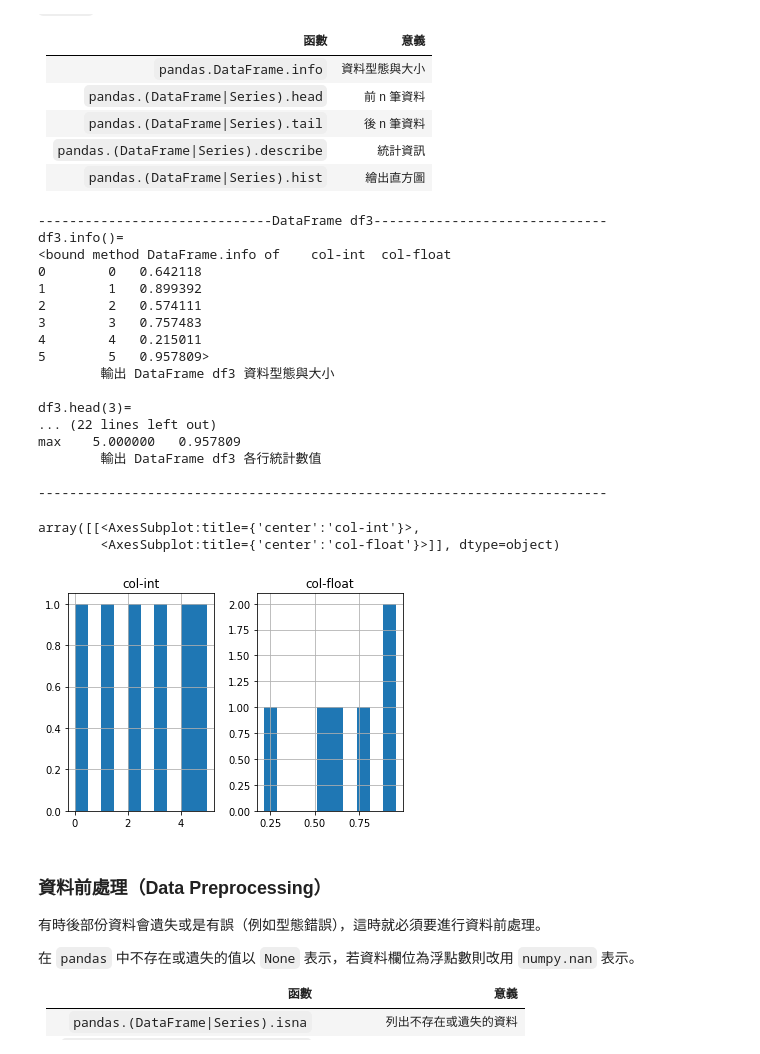
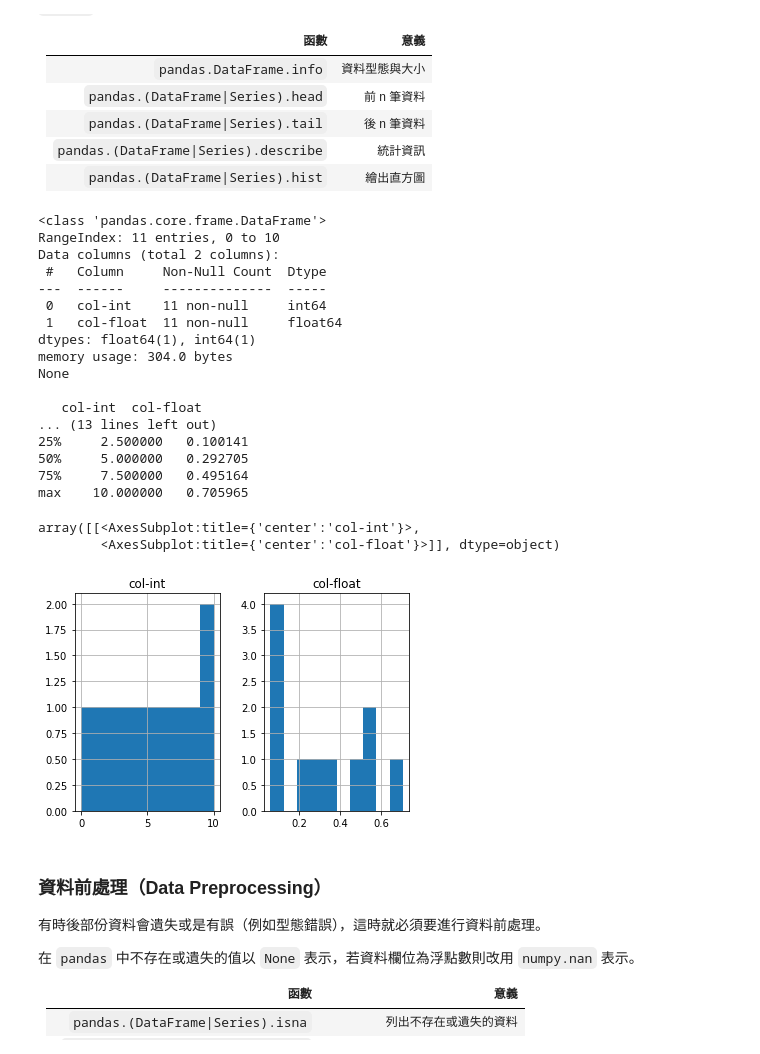
Before and after one commit to IKMLab/course_material, a Jupyter notebook: pandas-基本功能.ipynb, the cells around one changed output. Cells and saved outputs as stored; diff of their text form; code cells hidden in the pictures.

```diff
--- a/pandas-基本功能.ipynb
+++ b/pandas-基本功能.ipynb
@@ -286,43 +425,47 @@ row3    a    b    c    d
 # %%
 # 資料資訊
 
 # 宣告 DataFrame 變數
 df3 = pd.DataFrame({
-    'col-int': np.arange(6),
-    'col-float': np.random.rand(6),
+    'col-int': np.arange(11),
+    'col-float': np.random.rand(11),
 })
 
-bprint(
-    f"df3.info()=\n{df3.info}",             "\t輸出 DataFrame df3 資料型態與大小\n",
-    f"df3.head(3)=\n{df3.head(3)}",         "\t輸出 DataFrame df3 前 3 筆資料\n",
-    f"df3.tail(3)=\n{df3.tail(3)}",         "\t輸出 DataFrame df3 後 3 筆資料\n",
-    f"df3.describe()=\n{df3.describe()}",         "\t輸出 DataFrame df3 各行統計數值\n",
-    t="DataFrame df3"
-)
-
+# 輸出 DataFrame df3 資料型態與大小
+print(df3.info())
+print()
+# 輸出 DataFrame df3 前 3 筆資料
+print(df3.head(3))
+print()
+# 輸出 DataFrame df3 後 2 筆資料
+print(df3.tail(2))
+print()
+# 輸出 DataFrame df3 各行統計數值
+print(df3.describe())
+print()
 # 畫出 DataFrame df3 的資料直方圖
 df3.hist()
 # %% [output]
-------------------------------DataFrame df3------------------------------
-df3.info()=
-<bound method DataFrame.info of    col-int  col-float
-0        0   0.642118
-1        1   0.899392
-2        2   0.574111
-3        3   0.757483
-4        4   0.215011
-5        5   0.957809>
-        輸出 DataFrame df3 資料型態與大小
+<class 'pandas.core.frame.DataFrame'>
+RangeIndex: 11 entries, 0 to 10
+Data columns (total 2 columns):
+ #   Column     Non-Null Count  Dtype
+---  ------     --------------  -----
+ 0   col-int    11 non-null     int64
+ 1   col-float  11 non-null     float64
+dtypes: float64(1), int64(1)
+memory usage: 304.0 bytes
+None
 
-df3.head(3)=
-... (22 lines left out)
-max    5.000000   0.957809
-        輸出 DataFrame df3 各行統計數值
-
--------------------------------------------------------------------------
+   col-int  col-float
+... (13 lines left out)
+25%     2.500000   0.100141
+50%     5.000000   0.292705
+75%     7.500000   0.495164
+max    10.000000   0.705965
 array([[<AxesSubplot:title={'center':'col-int'}>,
         <AxesSubplot:title={'center':'col-float'}>]], dtype=object)
-[figure, old version]
+[figure, new version]
 # %% [markdown]
 ### 資料前處理（Data Preprocessing）
 
```
Also changed, not shown: parts of 24 cells of this notebook.
